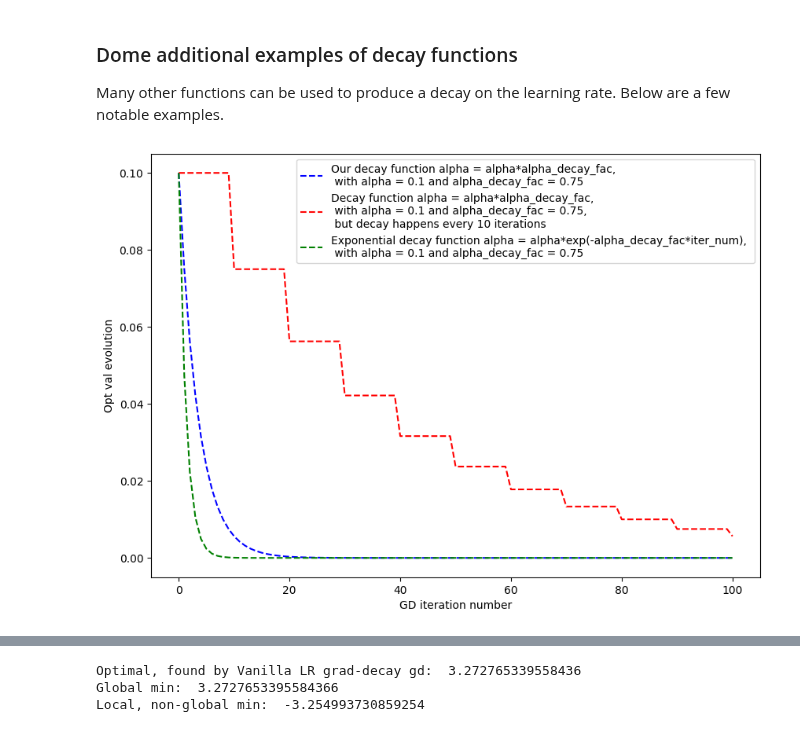
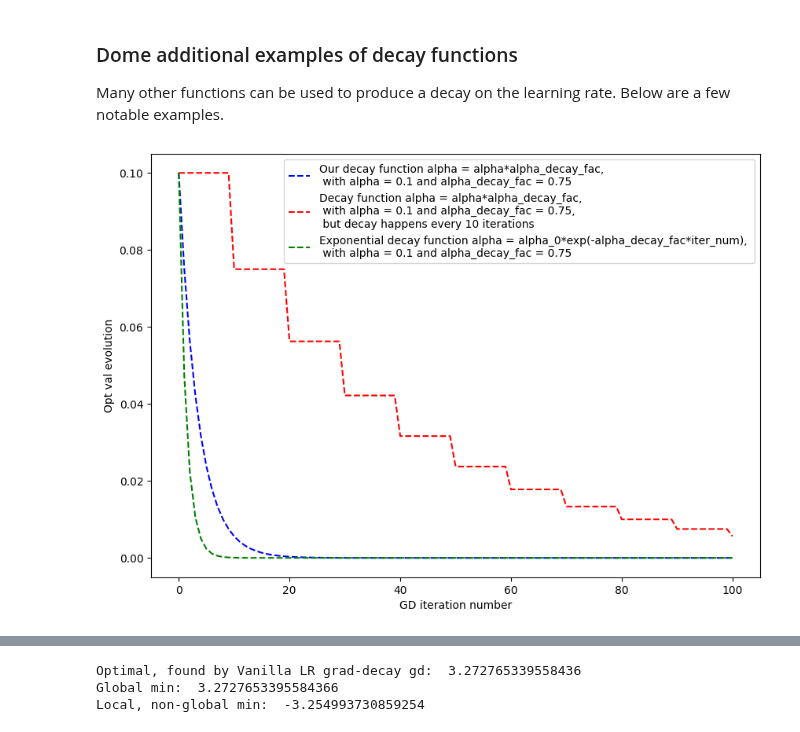
Before and after one commit to matthieudemari/SUTD_DL_50_039, a Jupyter notebook: W2/0. All/Code files/5. Advanced Gradient Descent Optimizers - AdaGrad, RMSProp and Adam.ipynb, the cells around one changed output, grey strips where cells are left out. Drawn from its saved outputs; the diff is of its cells as text; code cells hidden in the pictures.

```diff
--- a/W2/0. All/Code files/5. Advanced Gradient Descent Optimizers - AdaGrad, RMSProp and Adam.ipynb
+++ b/W2/0. All/Code files/5. Advanced Gradient Descent Optimizers - AdaGrad, RMSProp and Adam.ipynb
@@ -353,19 +368,19 @@ Many other functions can be used to produce a decay on the learning rate. Below
 # %%
 plt.figure(figsize = (10, 7))
 label1 = "Our decay function alpha = alpha*alpha_decay_fac,"
 label1 += " \n with alpha = 0.1 and alpha_decay_fac = 0.75"
 plt.plot(range(101), [0.1*(0.75)**i for i in range(101)], "b--", label = label1)
 label2 = "Decay function alpha = alpha*alpha_decay_fac,"
 label2 += " \n with alpha = 0.1 and alpha_decay_fac = 0.75,"
 label2 += " \n but decay happens every 10 iterations"
 plt.plot(range(101), [0.1*(0.75)**(i//10) for i in range(101)], "r--", label = label2)
-label3 = "Exponential decay function alpha = alpha*exp(-alpha_decay_fac*iter_num),"
+label3 = "Exponential decay function alpha = alpha_0*exp(-alpha_decay_fac*iter_num),"
 label3 += " \n with alpha = 0.1 and alpha_decay_fac = 0.75"
 plt.plot(range(101), [0.1*np.exp(-0.75*i) for i in range(101)], "g--", label = label3)
 plt.xlabel("GD iteration number")
 plt.ylabel("Opt val evolution")
 plt.legend(loc = "best")
 plt.show()
 # %% [output]
-[figure, old version]
+[figure, new version]
 # %% [markdown]
```
Also changed, not shown: parts of 27 cells of this notebook, 1 other file.
